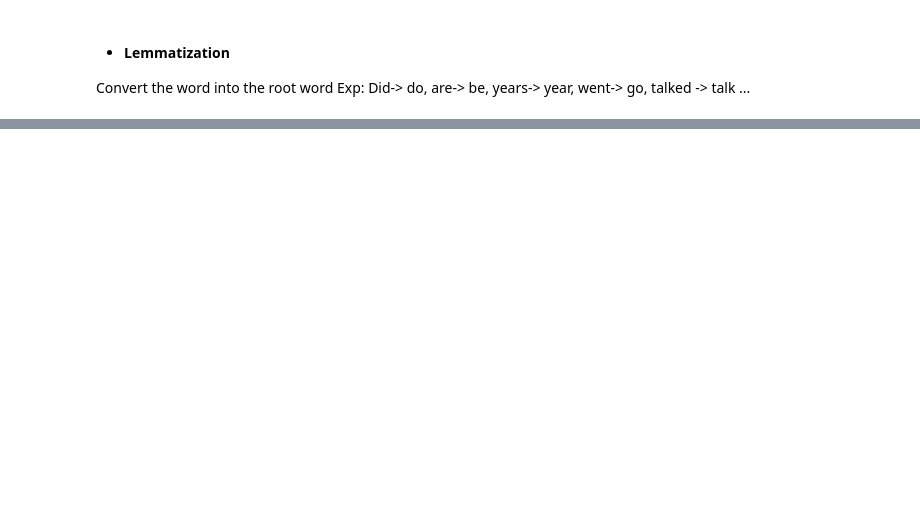
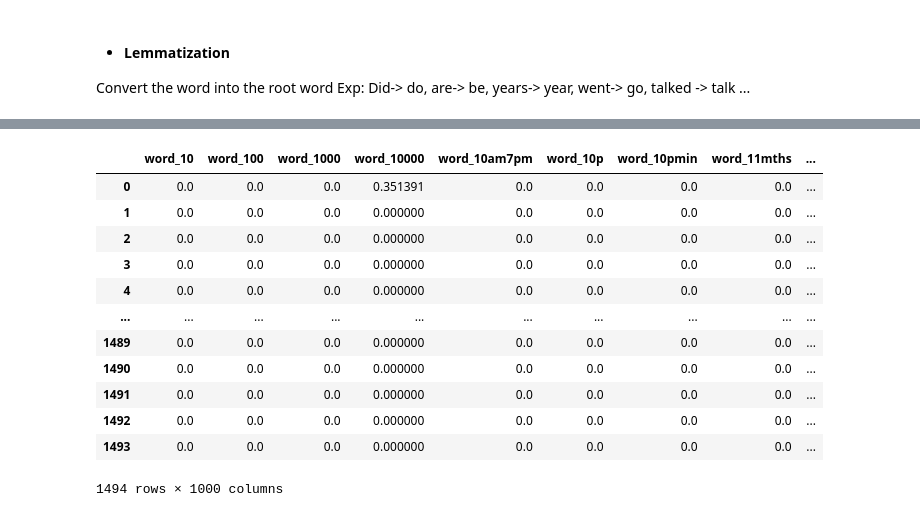
Before and after one commit to baotran306/NLP-SMSClassifier, a Jupyter notebook: NLP_SMSClassifier.ipynb, the cells around one changed output, grey strips where cells are left out. Cells and saved outputs as stored; diff of their text form; code cells hidden in the pictures; blank space fills up the shorter version.

```diff
--- a/NLP_SMSClassifier.ipynb
+++ b/NLP_SMSClassifier.ipynb
@@ -542,0 +557,5 @@ df[['text', 'clean_text', 'spelling_correction']].head()
+# %%
+tfidf = TfidfVectorizer(max_features=1000, analyzer='word', ngram_range=(1, 1))
+# %%
+tfidf_text_res = tfidf.fit_transform(df['clean_text']).toarray()
+tfidf_text_res
@@ -542,0 +570,18 @@ df[['text', 'clean_text', 'spelling_correction']].head()
+# %%
+tfidf_text_df = pd.DataFrame(tfidf_text_res, columns=tfidf.get_feature_names())
+tfidf_text_df.columns = ["word_" + str(x) for x in tfidf_text_df.columns]
+tfidf_text_df
+# %% [output]
+|  | word_10 | word_100 | word_1000 | word_10000 | word_10am7pm | word_10p | word_10pmin | word_11mths | ... |
+| 0 | 0.0 | 0.0 | 0.0 | 0.351391 | 0.0 | 0.0 | 0.0 | 0.0 | ... |
+| 1 | 0.0 | 0.0 | 0.0 | 0.000000 | 0.0 | 0.0 | 0.0 | 0.0 | ... |
+| 2 | 0.0 | 0.0 | 0.0 | 0.000000 | 0.0 | 0.0 | 0.0 | 0.0 | ... |
+| 3 | 0.0 | 0.0 | 0.0 | 0.000000 | 0.0 | 0.0 | 0.0 | 0.0 | ... |
+| 4 | 0.0 | 0.0 | 0.0 | 0.000000 | 0.0 | 0.0 | 0.0 | 0.0 | ... |
+| ... | ... | ... | ... | ... | ... | ... | ... | ... | ... |
+| 1489 | 0.0 | 0.0 | 0.0 | 0.000000 | 0.0 | 0.0 | 0.0 | 0.0 | ... |
+| 1490 | 0.0 | 0.0 | 0.0 | 0.000000 | 0.0 | 0.0 | 0.0 | 0.0 | ... |
+| 1491 | 0.0 | 0.0 | 0.0 | 0.000000 | 0.0 | 0.0 | 0.0 | 0.0 | ... |
+| 1492 | 0.0 | 0.0 | 0.0 | 0.000000 | 0.0 | 0.0 | 0.0 | 0.0 | ... |
+| 1493 | 0.0 | 0.0 | 0.0 | 0.000000 | 0.0 | 0.0 | 0.0 | 0.0 | ... |
+1494 rows × 1000 columns
```
Also changed, not shown: parts of 48 cells of this notebook.
